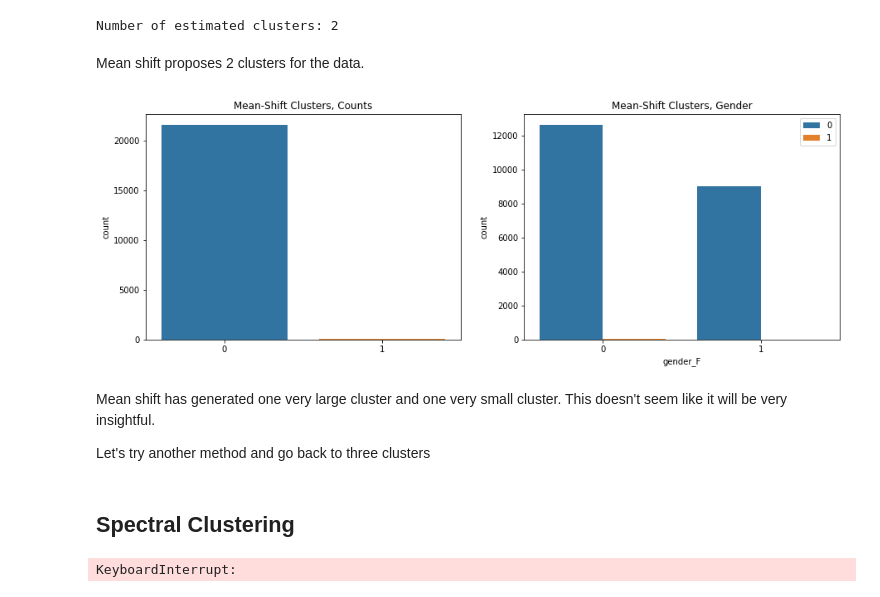
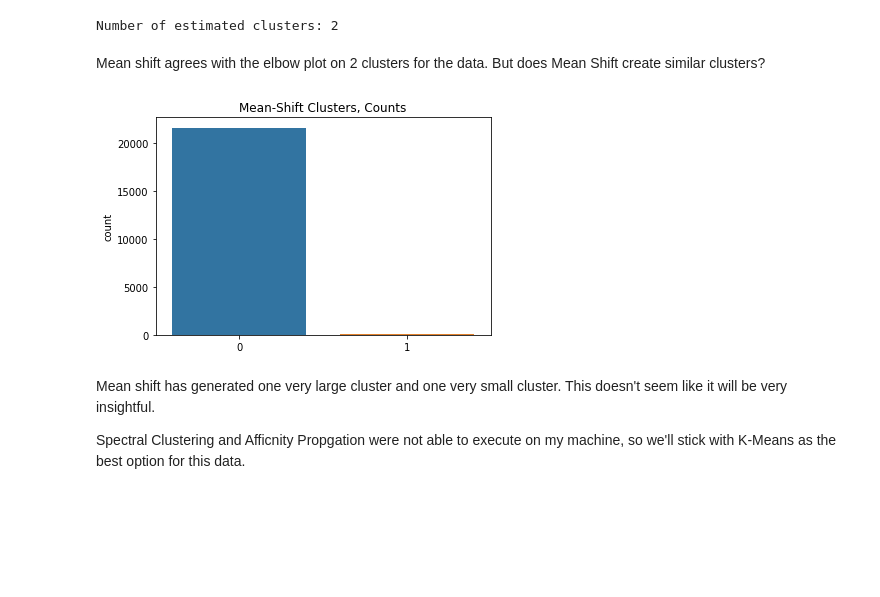
Before and after one commit to mbeckmanssf/Thinkful, a Jupyter notebook: Unit-4/2.5-Boston_Marathon.ipynb, the cells around one changed output. Cells and saved outputs as stored; diff of their text form; code cells hidden in the pictures; blank space fills up the shorter version.

```diff
--- a/Unit-4/2.5-Boston_Marathon.ipynb
+++ b/Unit-4/2.5-Boston_Marathon.ipynb
@@ -280,34 +329,17 @@ print("Number of estimated clusters: {}".format(n_clusters_))
 # %% [output]
 Number of estimated clusters: 2
 # %% [markdown]
-Mean shift proposes 2 clusters for the data.
+Mean shift agrees with the elbow plot on 2 clusters for the data.  But does Mean Shift create similar clusters?
 # %%
 # Visualize clusters with binary feature of gender
 
-plt.figure(figsize=(15, 5))
-
-plt.subplot(1, 2, 1)
 sns.countplot(x=predict, data=boston2012)
 plt.title('Mean-Shift Clusters, Counts')
 
-plt.subplot(1, 2, 2)
-sns.countplot(x="gender_F", hue=predict, data=boston2012)
-plt.title('Mean-Shift Clusters, Gender')
-
 plt.show()
 # %% [output]
-[figure, old version]
+[figure, new version]
 # %% [markdown]
 Mean shift has generated one very large cluster and one very small cluster.  This doesn't seem like it will be very insightful.
 
-Let's try another method and go back to three clusters
+Spectral Clustering and Afficnity Propgation were not able to execute on my machine, so we'll stick with K-Means as the best option for this data.
-# %% [markdown]
-## Spectral Clustering
-# %%
-# Spectral Clustering
-
-sc = SpectralClustering(n_clusters=3)
-sc.fit(X_norm)
-sc_predict=sc.fit_predict(X_norm)
-# %% [output]
-KeyboardInterrupt:
```
Also changed, not shown: parts of 31 cells of this notebook.
